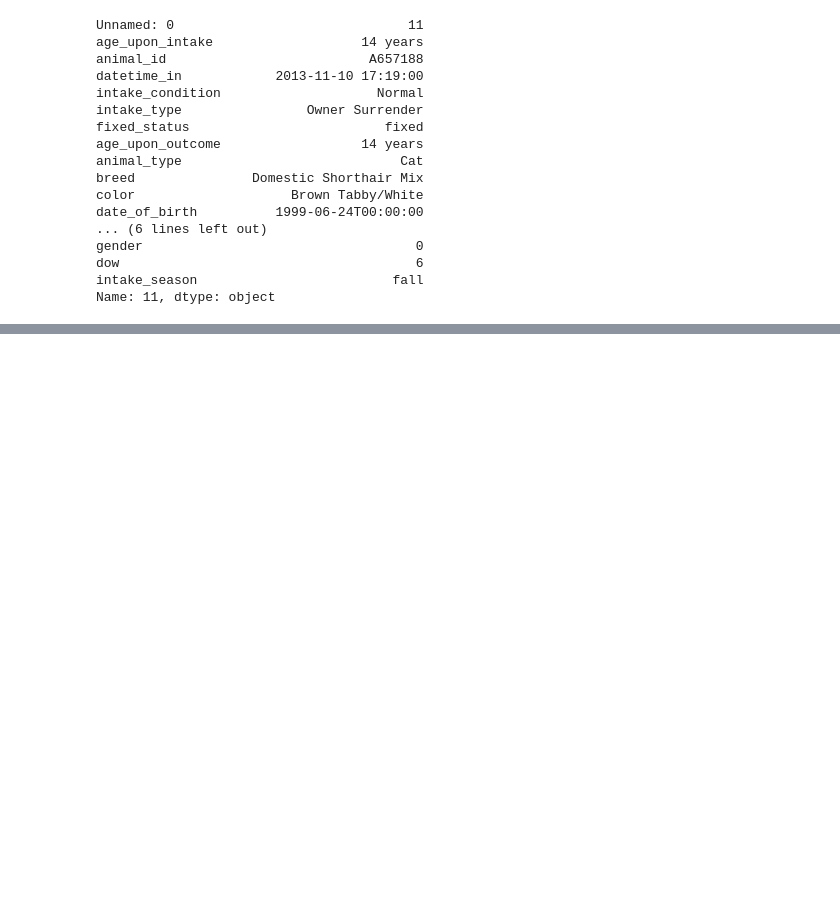
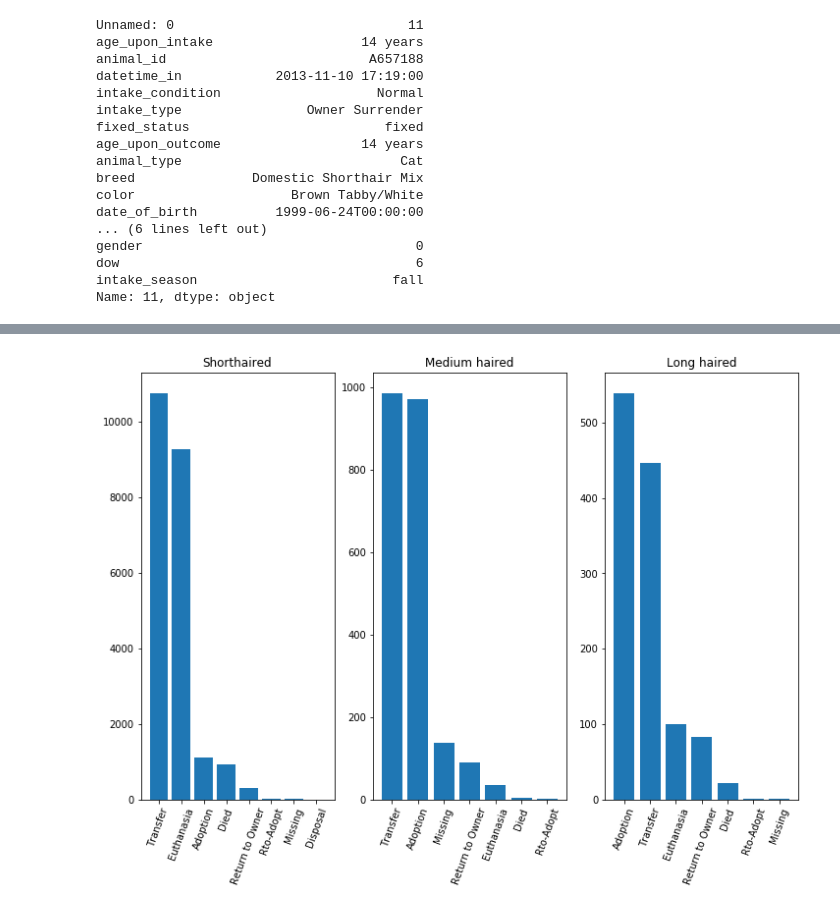
Before and after one commit to luketibbott/kojak, a Jupyter notebook: clean_engineer.ipynb, the cells around one changed output, grey strips where cells are left out. Saved outputs shown, nothing was run; the diff lists cells and outputs as text; code cells hidden in the pictures; blank space fills up the shorter version.

Commit message:
Visualize cat breed outcomes

```diff
--- a/clean_engineer.ipynb
+++ b/clean_engineer.ipynb
@@ -170,3 +170,5 @@ Name: 11, dtype: object
 df['days_in_shelter'] = (df['datetime_out'] - df['datetime_in']).dt.days
 # %%
 df.to_csv('master_df.csv')
+# %%
+df = pd.read_csv('master_df.csv', index_col = 0)
@@ -172,0 +181,22 @@ df.to_csv('master_df.csv')
+# %%
+df_short = df[df['breed'] == 'Domestic Shorthair Mix']
+df_medium = df[df['breed'] == 'Domestic Medium Hair Mix']
+df_long = df[df['breed'] == 'Domestic Longhair Mix']
+# %%
+fig, ax = plt.subplots(1, 3, figsize=(12, 8))
+
+
+ax[0].bar(df_short['outcome_type'].unique(), df_short['outcome_type'].value_counts())
+ax[0].set_title('Shorthaired')
+
+ax[1].bar(df_medium['outcome_type'].unique(), df_medium['outcome_type'].value_counts())
+ax[1].set_title('Medium haired')
+
+ax[2].bar(df_long['outcome_type'].unique(), df_long['outcome_type'].value_counts())
+ax[2].set_title('Long haired');
+
+ax[0].tick_params(axis='x', rotation=70)
+ax[1].tick_params(axis='x', rotation=70)
+ax[2].tick_params(axis='x', rotation=70)
+# %% [output]
+[figure, added]
```
Also changed, not shown: parts of 2 cells of this notebook, 1 other file.
